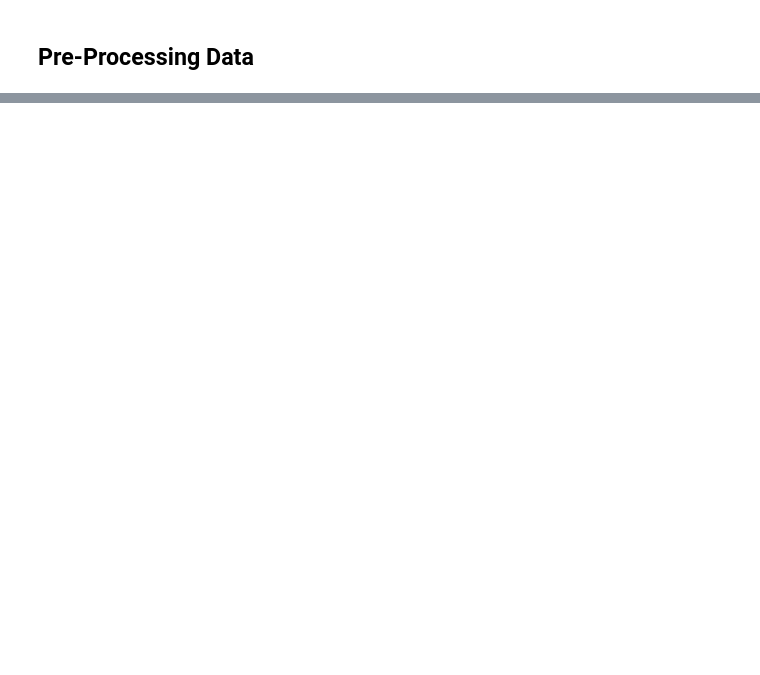
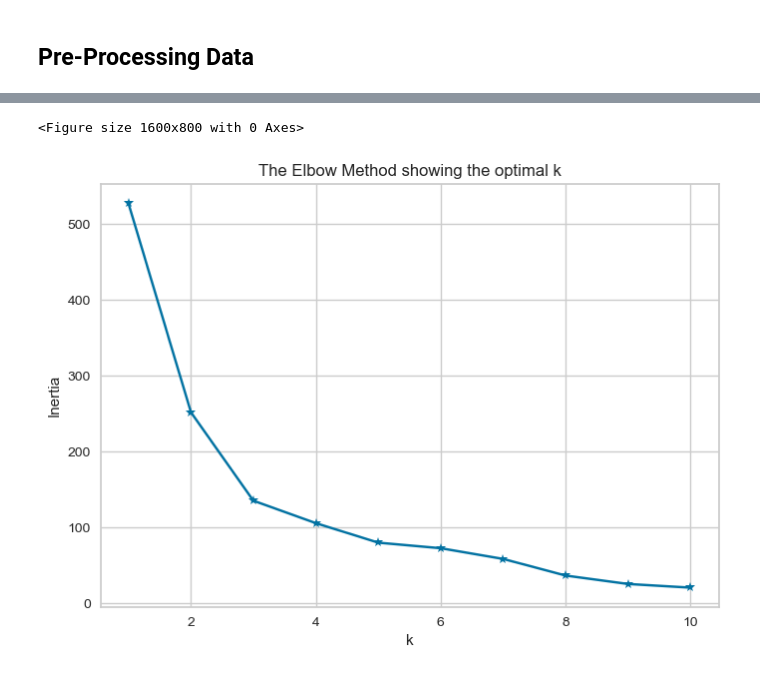
Before and after one commit to AdityaGita/da_saas_b4_labs, a Jupyter notebook: saas_analysis.ipynb, the cells around one changed output, grey strips where cells are left out. Cells and saved outputs as stored; diff of their text form; code cells hidden in the pictures; blank space fills up the shorter version.

Commit message:
clusterin

```diff
--- a/saas_analysis.ipynb
+++ b/saas_analysis.ipynb
@@ -130,0 +216,7 @@ memory usage: 123.3+ KB
+# %%
+df = leads.merge(industries, on='industry_code', how='left')
+df = df.merge(session_sources, on='session_source_code', how='left')
+df = df.merge(visits, on='leads_id', how='left')
+df = df.merge(first_page, on='leads_id', how='left')
+df = df.drop(columns=['session_source_code','industry_code'])
+df.info()
@@ -130,0 +240,4 @@ memory usage: 123.3+ KB
+# %%
+num_col = ['number_of_employee', 'total_visits']
+cat_col = ['industry', 'session_source', 'first_visits']
+df[cat_col].describe()
@@ -130,0 +272,5 @@ memory usage: 123.3+ KB
+# %%
+df_clust = df.copy()
+df_clust = df_clust.set_index('leads_id')
+df_clust = df_clust[num_col]
+df_clust.head()
@@ -130,0 +285,4 @@ memory usage: 123.3+ KB
+# %%
+scaler = MinMaxScaler()
+df_clust[num_col] = scaler.fit_transform(df_clust[num_col])
+df_clust.head()
@@ -130,0 +297,17 @@ memory usage: 123.3+ KB
+# %%
+distortions = []
+K = range(1,11)
+for n_clusters in K:
+  kmeanModel = KMeans(n_clusters, random_state = 42, n_init='auto')
+  kmeanModel.fit(df_clust)
+  distortions.append(kmeanModel.inertia_)
+plt.figure(figsize=(16,8))
+plt.figure()
+plt.plot(K, distortions, 'b*-')
+plt.xlabel('k')
+plt.ylabel('Inertia')
+plt.title('The Elbow Method showing the optimal k')
+plt.show()
+# %% [output]
+<Figure size 1600x800 with 0 Axes>
+[figure, added]
```
Also changed, not shown: parts of 30 cells of this notebook, 2 other files.
